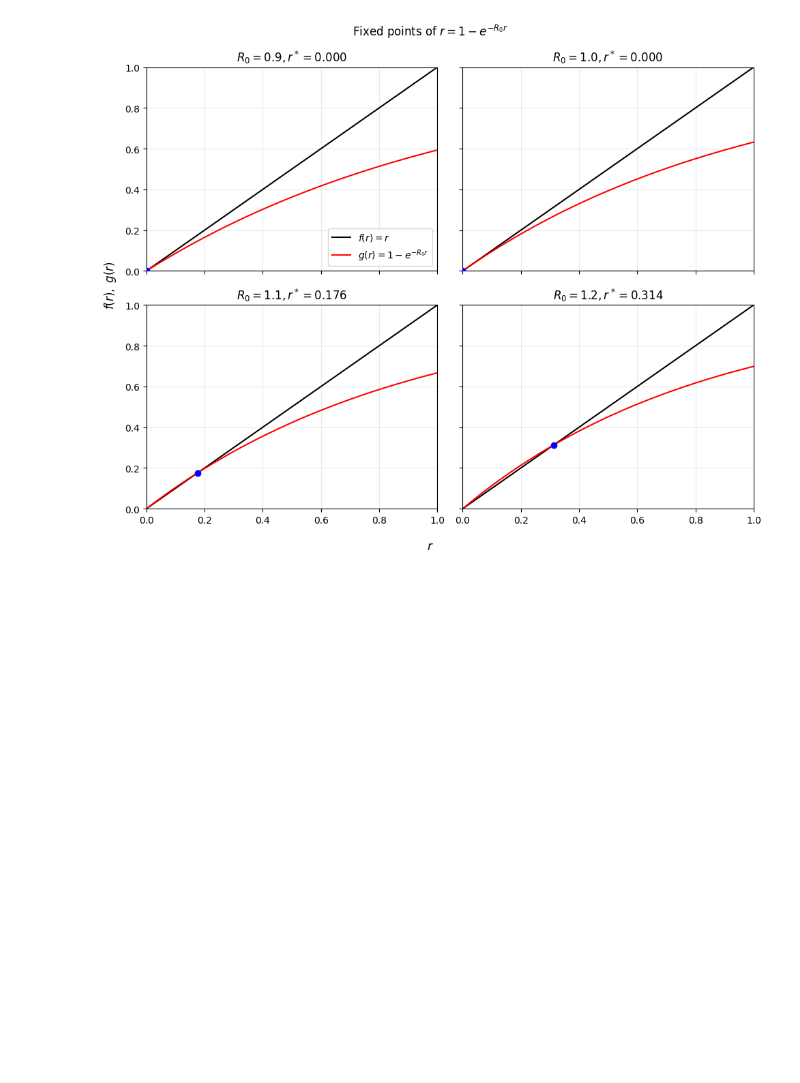
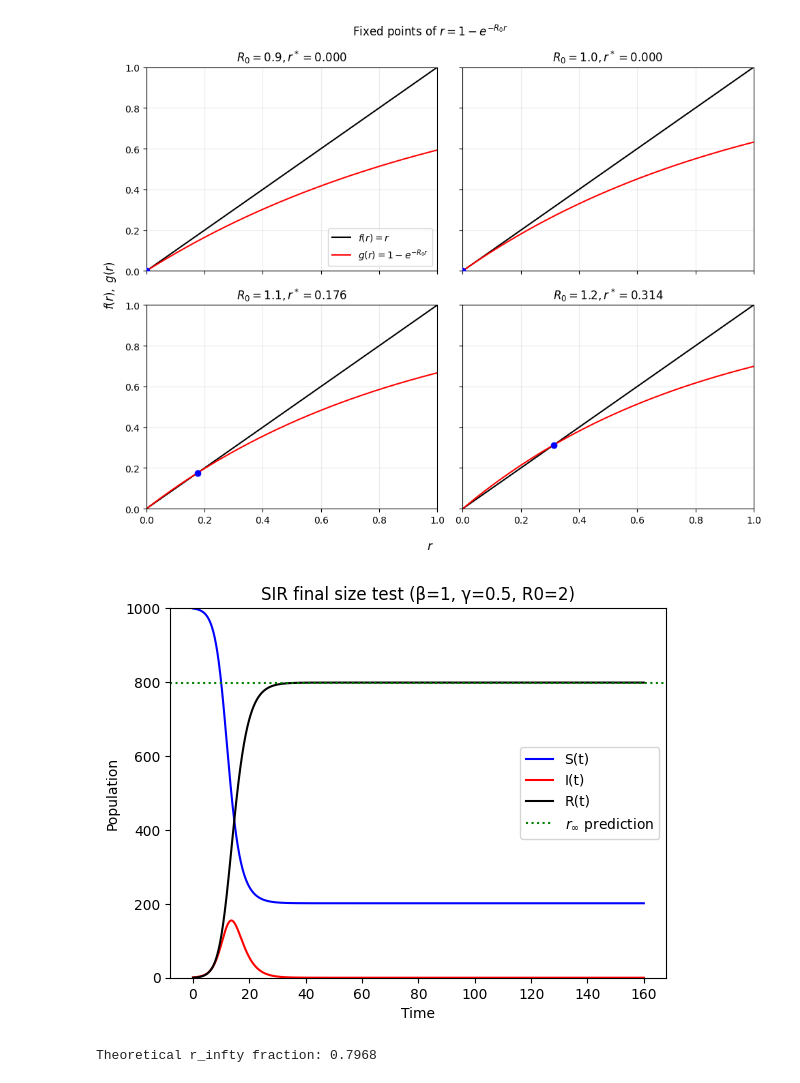
Before and after one commit to JasonHunter95/infectious-diseases, a Jupyter notebook: HW1/homework_1.ipynb, the cells around one changed output. Drawn from its saved outputs; the diff is of its cells as text; code cells hidden in the pictures; blank space fills up the shorter version.

```diff
--- a/HW1/homework_1.ipynb
+++ b/HW1/homework_1.ipynb
@@ -82,5 +83,5 @@ ax.set_xlim(left=0)
 # %%
-from scipy.optimize import fsolve
+from scipy.optimize import fsolve, brentq
 
 def h_x_factory(R0):
     """Returns a function h(x) = x - (1 - exp(-R0 * x))
@@ -97,6 +98,9 @@ def h_x_factory(R0):
 
 def find_root(R0):
     """Finds the root of h(x) = x - (1 - exp(-R0 * x)) using fsolve.
+    h(x) is basically f(x) - g(x) where f(x) = x and g(x) = 1 - exp(-R0 * x).
+    The root of h(x) gives the final size of an epidemic in a standard SIR
+    model without births and deaths.
 
     Args:
         R0 (float): The basic reproduction number.
@@ -107,12 +111,8 @@ def find_root(R0):
     if R0 <= 1:
         return 0.0  # No epidemic occurs if R0 <= 1
     h_x = h_x_factory(R0)
-    for guess in (0.6, 0.8, 0.95):
-        solution = float(fsolve(h_x, guess, xtol=1e-12, maxfev=2000))
-        if 1e-10 < solution < 1 + 1e-10 and abs(h_x(solution)) < 1e-8:
-            return max(0.0, min(1.0, solution))
-    # If no suitable root found, return the root from the first guess
-    return 0.0
+    eps = 1e-8  # tiny positive number to avoid the trivial root at 0
+    return float(brentq(h_x, eps, 1.0 - eps))  # h(eps)<0 and h(1)>0 for R0>1
 
 R0_list = [0.9,1.0,1.1,1.2]
 r = np.linspace(0,1,1000)
@@ -139,3 +139,42 @@ plt.tight_layout()
 plt.show()
 # %% [output]
 [figure]
+# %%
+beta = 1.0
+gamma = 0.5
+mu_birth = 0.0
+mu_death = 0.0
+
+S0 = 999
+I0 = 1
+R0 = 0
+N = S0 + I0 + R0
+
+t_max = 160
+stepsize = 0.05
+
+S, I, R, T = SIR(S0, I0, R0,
+                 beta, gamma,
+                 mu_birth, mu_death,
+                 t_max, stepsize)
+
+R0_epidemic = beta/gamma
+r_star = find_root(R0_epidemic)
+r_infinity = r_star * N  # Convert from fraction to number of people
+
+fig, ax = plt.subplots()
+ax.plot(T, S, color='b', label='S(t)')
+ax.plot(T, I, color='r', label='I(t)')
+ax.plot(T, R, color='k', label='R(t)')
+ax.axhline(y=r_infinity, color='g', linestyle=':', label=r'$r_\infty$ prediction')
+ax.set_xlabel('Time')
+ax.set_ylabel('Population')
+ax.set_title('SIR final size test (β=1, γ=0.5, R0=2)')
+ax.legend()
+ax.set_ylim(bottom=0, top=N)
+plt.show()
+
+print(f'Theoretical r_infty fraction: {r_star:.4f}')
+# %% [output]
+[figure, added]
+Theoretical r_infty fraction: 0.7968
```
Also changed, not shown: parts of 2 cells of this notebook, 3 other files.
